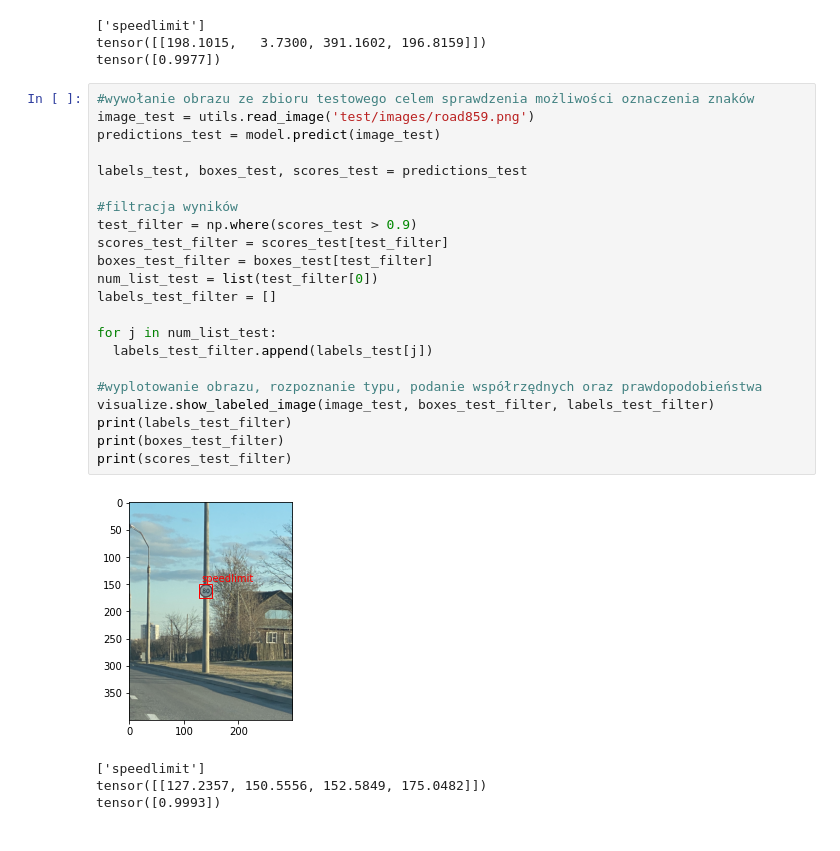
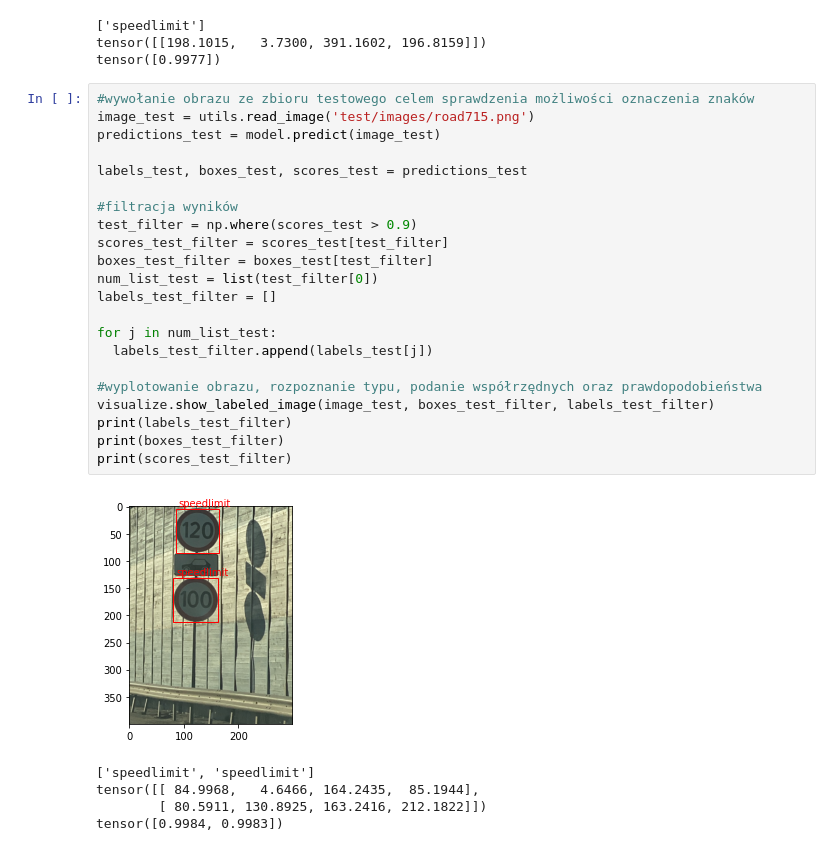
Before and after one commit to Jakub-Pawinski-PP/WdSI_projekt, a Jupyter notebook: road_signs_detection.ipynb, the cells around one changed output. Saved outputs shown, nothing was run; the diff lists cells and outputs as text.

```diff
--- a/road_signs_detection.ipynb
+++ b/road_signs_detection.ipynb
@@ -102,31 +104,32 @@ tensor([[198.1015,   3.7300, 391.1602, 196.8159]])
 tensor([0.9977])
 # %%
 #wywołanie obrazu ze zbioru testowego celem sprawdzenia możliwości oznaczenia znaków
-image_test = utils.read_image('test/images/road859.png')
+image_test = utils.read_image('test/images/road715.png')
 predictions_test = model.predict(image_test)
 
 labels_test, boxes_test, scores_test = predictions_test
 
 #filtracja wyników
 test_filter = np.where(scores_test > 0.9)
 scores_test_filter = scores_test[test_filter]
 boxes_test_filter = boxes_test[test_filter]
 num_list_test = list(test_filter[0])
 labels_test_filter = []
 
 for j in num_list_test:
   labels_test_filter.append(labels_test[j])
 
 #wyplotowanie obrazu, rozpoznanie typu, podanie współrzędnych oraz prawdopodobieństwa
 visualize.show_labeled_image(image_test, boxes_test_filter, labels_test_filter)
 print(labels_test_filter)
 print(boxes_test_filter)
 print(scores_test_filter)
 # %% [output]
-[figure, old version]
+[figure, new version]
-['speedlimit']
-tensor([[127.2357, 150.5556, 152.5849, 175.0482]])
-tensor([0.9993])
+['speedlimit', 'speedlimit']
+tensor([[ 84.9968,   4.6466, 164.2435,  85.1944],
+        [ 80.5911, 130.8925, 163.2416, 212.1822]])
+tensor([0.9984, 0.9983])
 # %%
 def detect():
     # detekcja znakow ograniczenia predkosci
```
Also changed, not shown: parts of 3 cells of this notebook.
